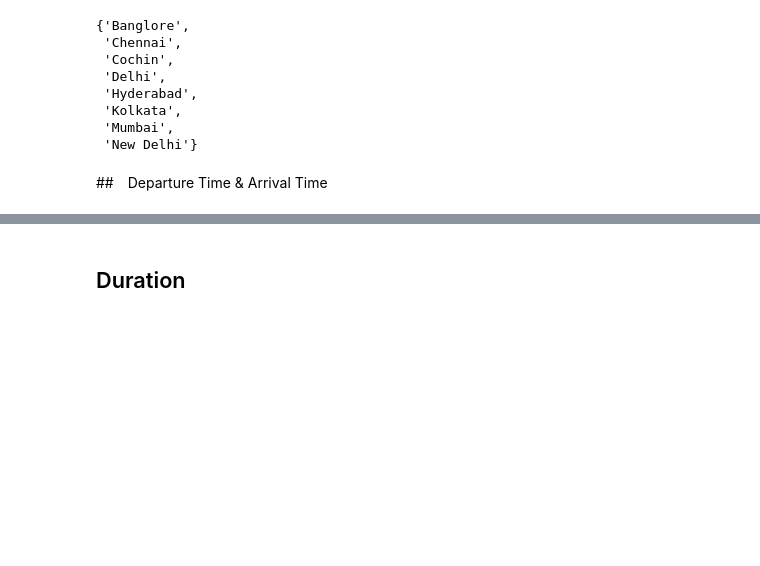
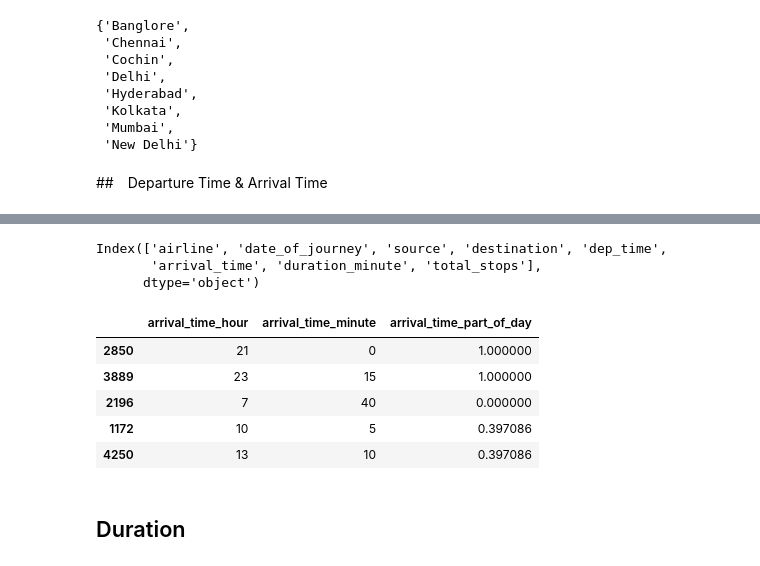
Before and after one commit to JaydeepAgravat/Flight-Price-Prediction, a Jupyter notebook: notebooks/Feature-Engineering.ipynb, the cells around one changed output, grey strips where cells are left out. Drawn from its saved outputs; the diff is of its cells as text; code cells hidden in the pictures; blank space fills up the shorter version.

```diff
--- a/notebooks/Feature-Engineering.ipynb
+++ b/notebooks/Feature-Engineering.ipynb
@@ -127,8 +188,8 @@ time_df = X_train.loc[:, ['dep_time', 'arrival_time']]
 # %%
 time_transformer = Pipeline(
     steps = [
-        ('dt', DatetimeFeatures(features_to_extract=['hour', 'minute'],  yearfirst=True, format='mixed')),
-        ('scaler', MinMaxScaler())
+        ('dt', DatetimeFeatures(features_to_extract=['hour', 'minute'])),
+        # ('scaler', MinMaxScaler())
     ]
 )
 # %%
@@ -169,6 +230,21 @@ time_union_transformer = FeatureUnion(
         ('part_of_day_transformer', part_of_day_transformer)
     ]
 )
+# %%
+X_train.columns
+# %% [output]
+Index(['airline', 'date_of_journey', 'source', 'destination', 'dep_time',
+       'arrival_time', 'duration_minute', 'total_stops'],
+      dtype='object')
+# %%
+time_union_transformer.fit_transform(X_train.loc[:,['arrival_time']]).sample(5)
+# %% [output]
+|  | arrival_time_hour | arrival_time_minute | arrival_time_part_of_day |
+| 2850 | 21 | 0 | 1.000000 |
+| 3889 | 23 | 15 | 1.000000 |
+| 2196 | 7 | 40 | 0.000000 |
+| 1172 | 10 | 5 | 0.397086 |
+| 4250 | 13 | 10 | 0.397086 |
 # %% [markdown]
 ## Duration
 # %%
```
Also changed, not shown: parts of 4 cells of this notebook, 5 other files.
